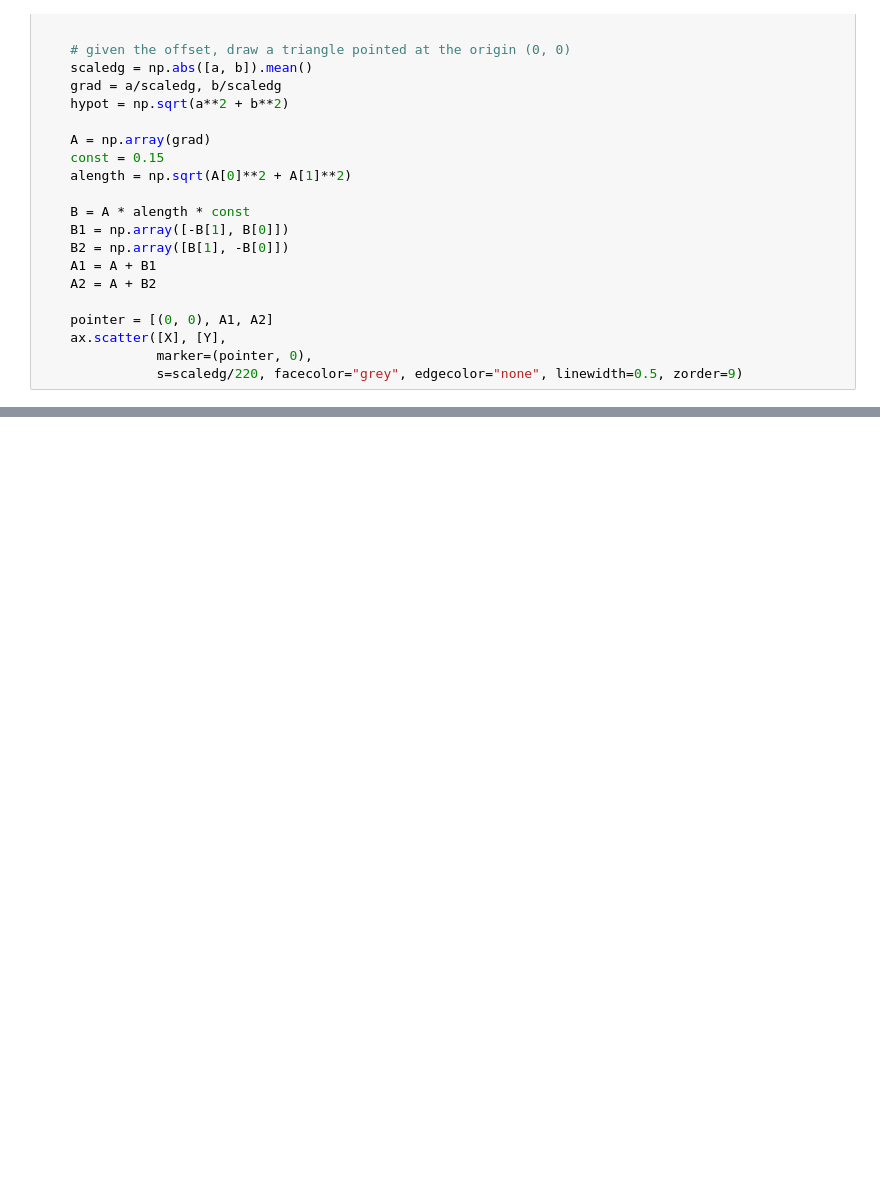
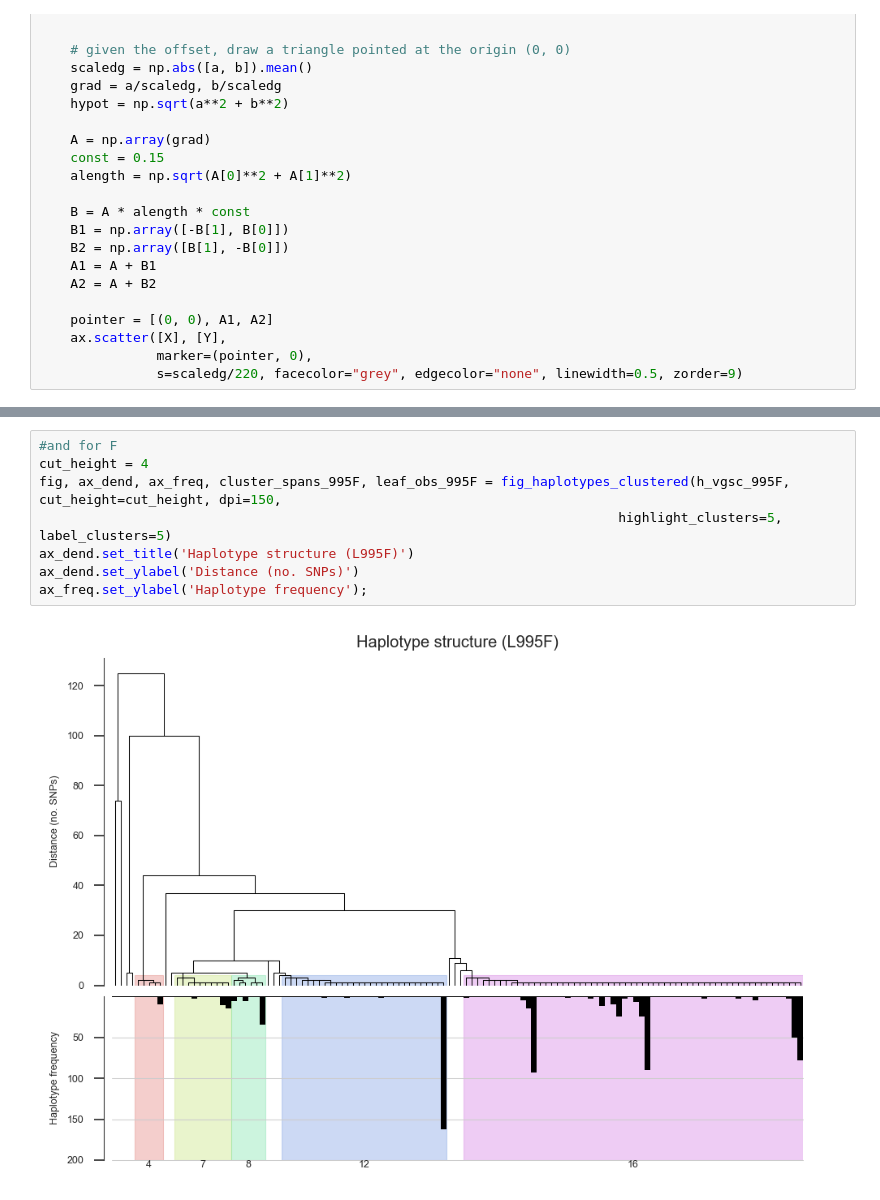
Before and after one commit to cclarkson/agam-vgsc-report, a Jupyter notebook: notebooks/haplogroup_map.ipynb, the cells around one changed output, grey strips where cells are left out. Drawn from its saved outputs; the diff is of its cells as text; blank space fills up the shorter version.

```diff
--- a/notebooks/haplogroup_map.ipynb
+++ b/notebooks/haplogroup_map.ipynb
@@ -117,0 +199,10 @@ def draw_pie(ax, ratios, X, Y, colors, offset=(-300000, 300000), size=1000, lw=0
+# %%
+#and for F
+cut_height = 4
+fig, ax_dend, ax_freq, cluster_spans_995F, leaf_obs_995F = fig_haplotypes_clustered(h_vgsc_995F, cut_height=cut_height, dpi=150,
+                                                                          highlight_clusters=5, label_clusters=5)
+ax_dend.set_title('Haplotype structure (L995F)')
+ax_dend.set_ylabel('Distance (no. SNPs)')
+ax_freq.set_ylabel('Haplotype frequency');
+# %% [output]
+[figure, added]
```
Also changed, not shown: parts of 13 cells of this notebook, 2 other files.
